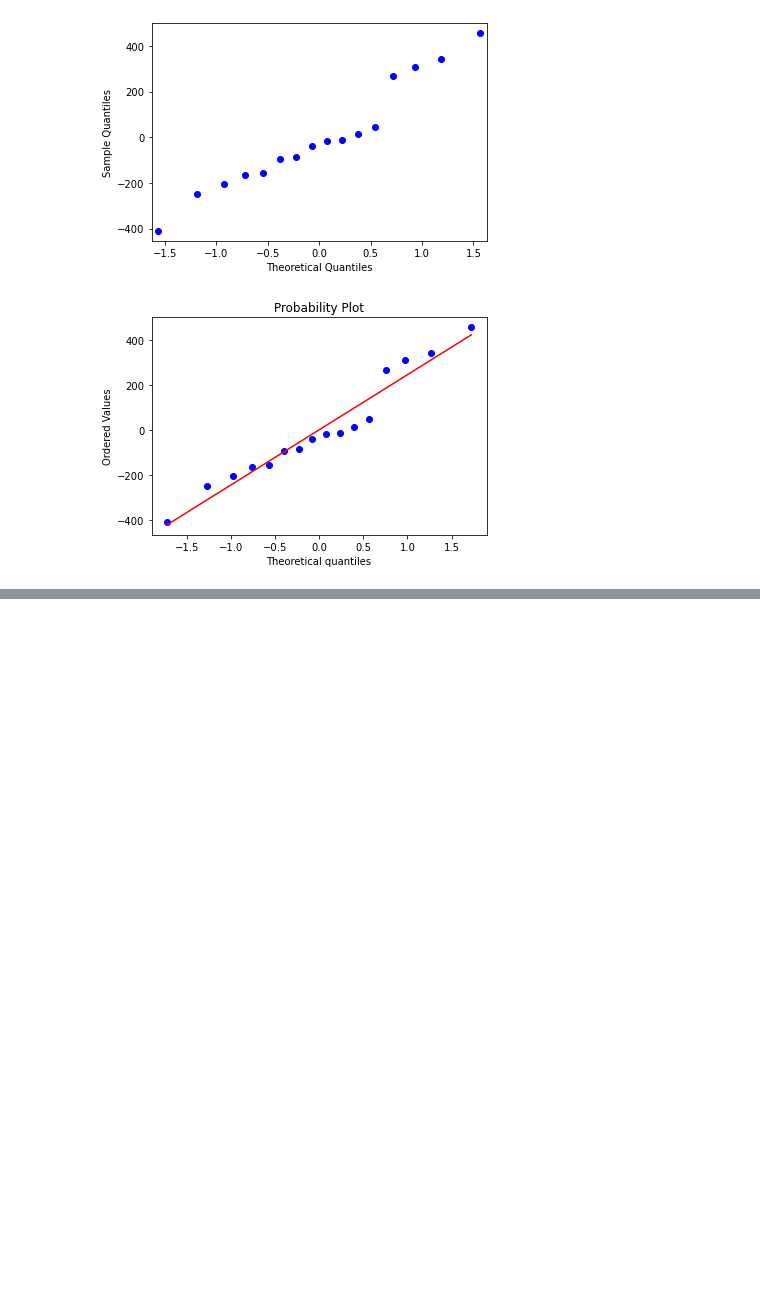
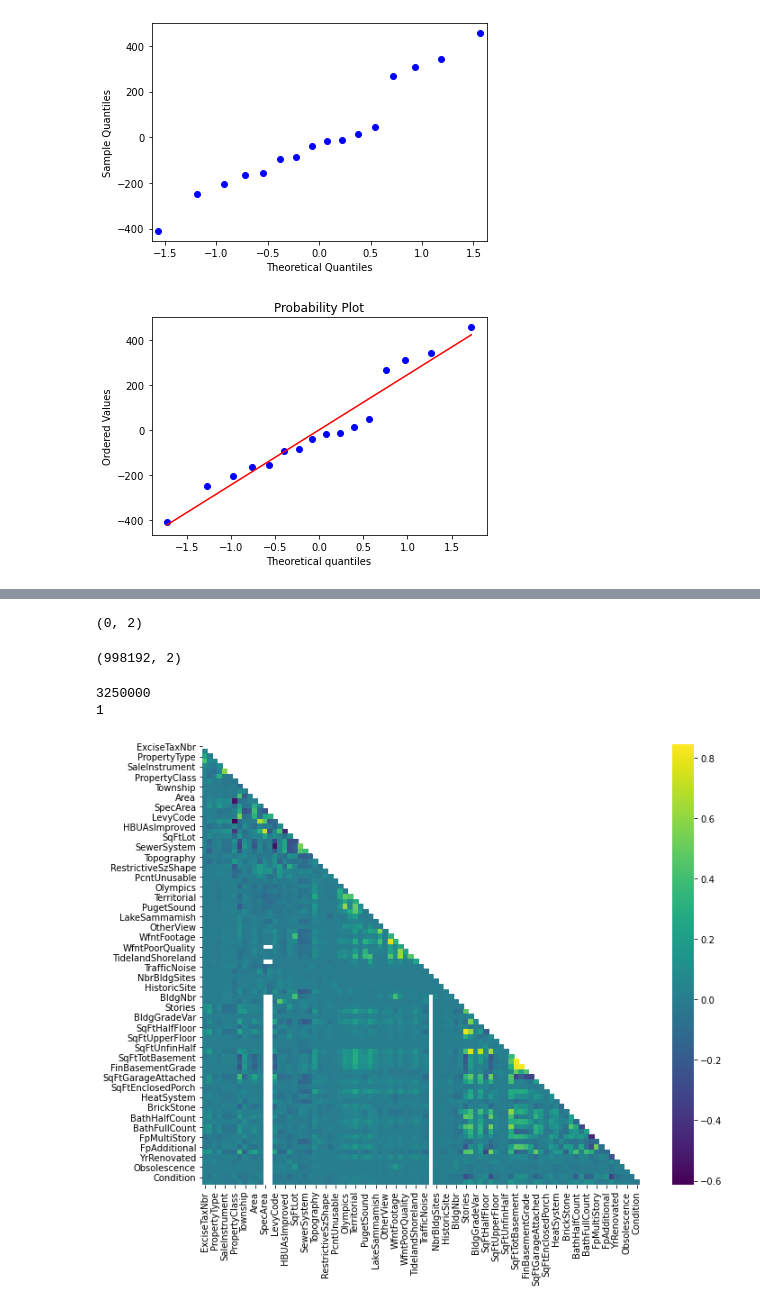
Before and after one commit to Ozxahmed/phase_2_project_chicago-sf-seattle-ds-082420, a Jupyter notebook: notebooks/exploratory/01_will_data_collection_exploration.ipynb, the cells around one changed output, grey strips where cells are left out. Cells and saved outputs as stored; diff of their text form; code cells hidden in the pictures; blank space fills up the shorter version.

```diff
--- a/notebooks/exploratory/01_will_data_collection_exploration.ipynb
+++ b/notebooks/exploratory/01_will_data_collection_exploration.ipynb
@@ -567,0 +686,6 @@ def hscdty_brpa_test (indep, dep, fsm_df, fsm_results):
+# %%
+q1testdf=all_sales_2019_merged[['SalePrice', 'SqFtTotLiving']]
+q1testdf.dropna()
+q1testdf.shape
+# %% [output]
+(0, 2)
@@ -567,0 +696,19 @@ def hscdty_brpa_test (indep, dep, fsm_df, fsm_results):
+# %%
+wk.shape
+# %% [output]
+(998192, 2)
+# %%
+print(wk.SalePrice.max())
+print(wk.SalePrice.min())
+# %% [output]
+3250000
+1
+# %%
+corr = all_merge.corr()
+# The mask is not necessary, but corr() has duplicate values on either side of the diagonal
+mask = np.triu(np.ones_like(corr, dtype=np.bool))
+
+fig1, ax1 = plt.subplots(figsize=(11, 9))
+sns.heatmap(corr, mask=mask, ax=ax1, cmap="viridis");
+# %% [output]
+[figure, added]
```
Also changed, not shown: parts of 63 cells of this notebook.
